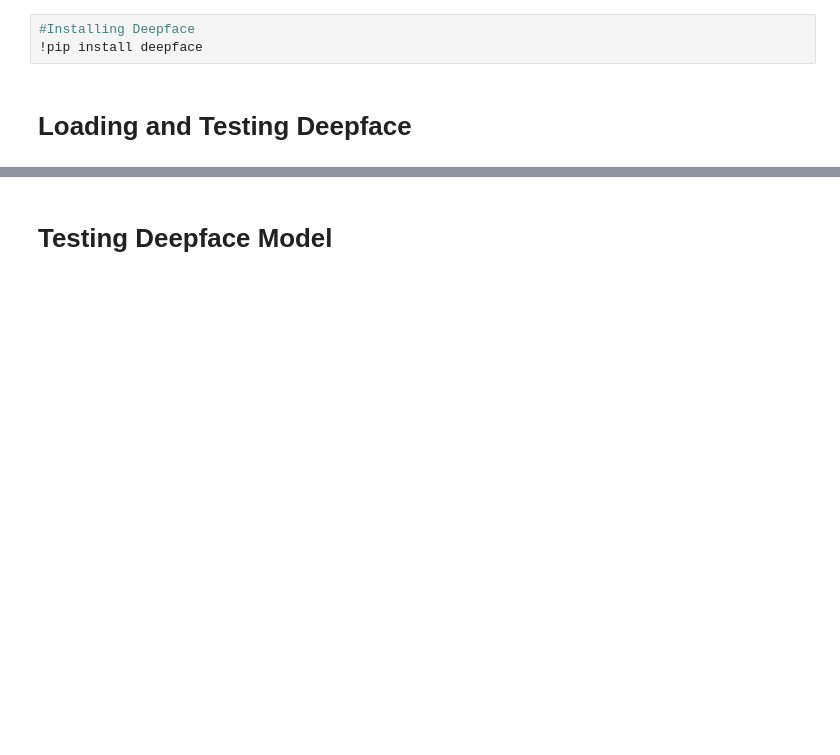
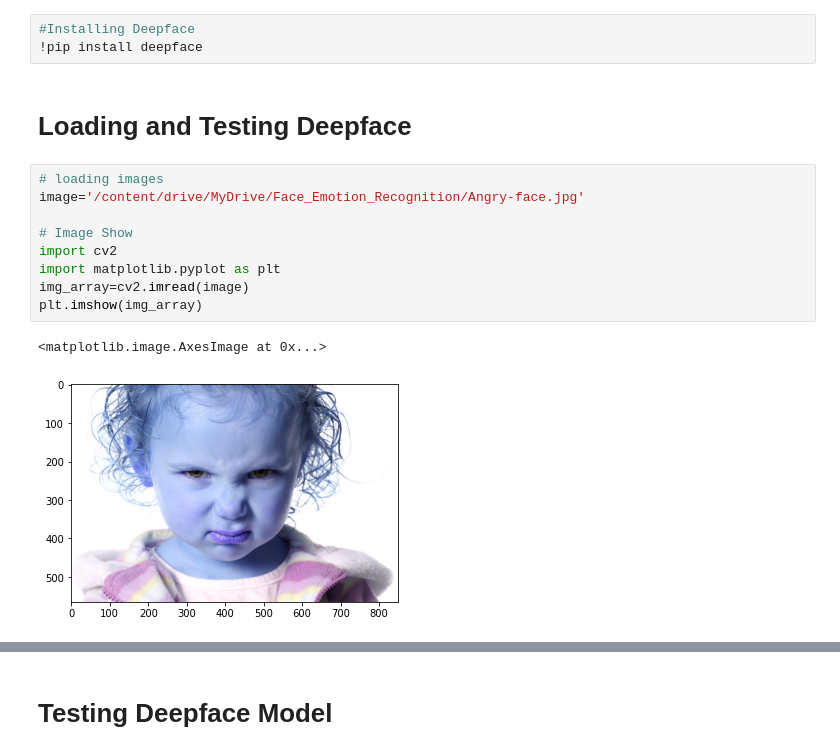
Before and after one commit to Vidhuran-Rajendran/Face_Emotion_Recognition, a Jupyter notebook: Live_class_Monitoring_System(Face_Emotion_Recognition).ipynb, the cells around one changed output, grey strips where cells are left out. Cells and saved outputs as stored; diff of their text form; blank space fills up the shorter version.

```diff
--- a/Live_class_Monitoring_System(Face_Emotion_Recognition).ipynb
+++ b/Live_class_Monitoring_System(Face_Emotion_Recognition).ipynb
@@ -64,3 +64,15 @@ We will use DeepFace. DeepFace is a deep learning facial recognition system crea
 !pip install deepface
 # %% [markdown]
 # Loading and Testing Deepface
+# %%
+# loading images
+image='/content/drive/MyDrive/Face_Emotion_Recognition/Angry-face.jpg'
+
+# Image Show
+import cv2
+import matplotlib.pyplot as plt
+img_array=cv2.imread(image)
+plt.imshow(img_array)
+# %% [output]
+<matplotlib.image.AxesImage at 0x...>
+[figure, added]
```
Also changed, not shown: parts of 5 cells of this notebook.
